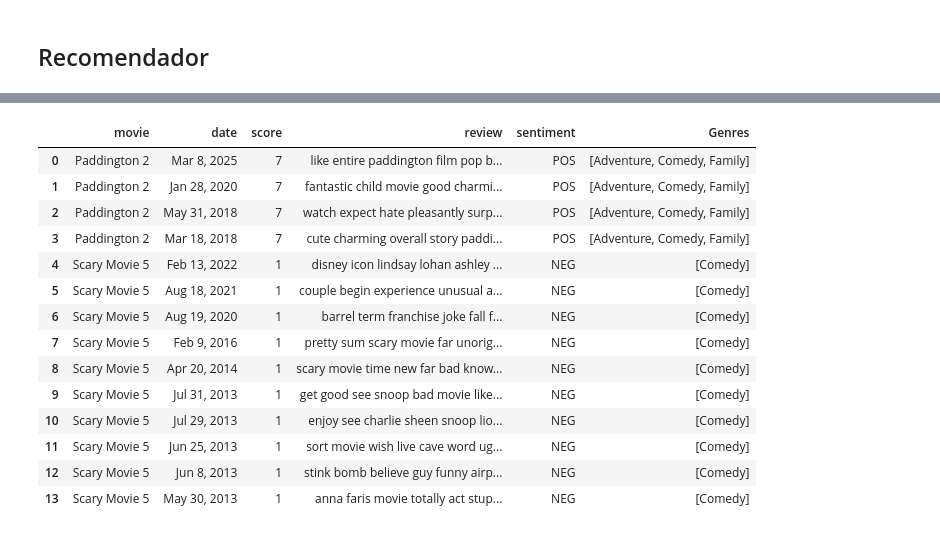
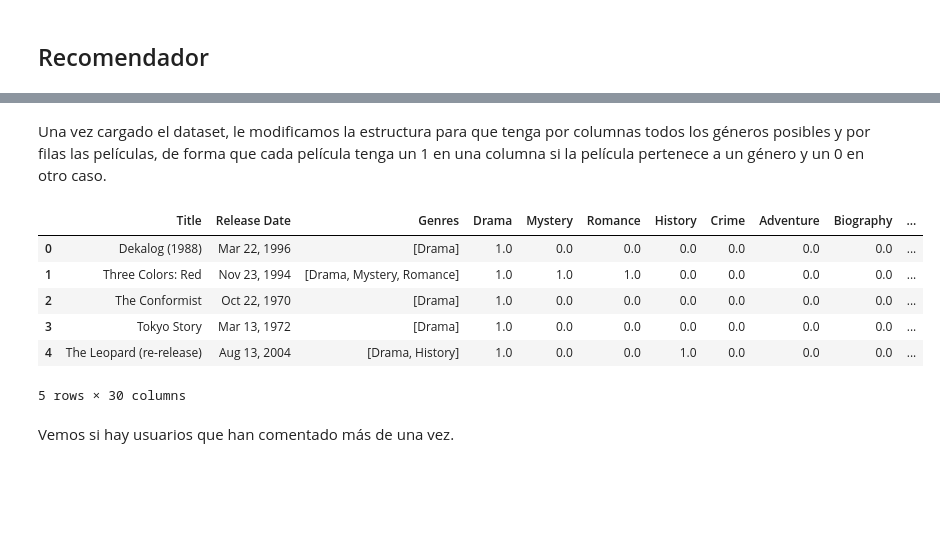
Before and after one commit to jugarbus/Proyecto_NLP, a Jupyter notebook: proyecto_NLP.ipynb, the cells around one changed output, grey strips where cells are left out. Saved outputs shown, nothing was run; the diff lists cells and outputs as text; code cells hidden in the pictures; blank space fills up the shorter version.

```diff
--- a/proyecto_NLP.ipynb
+++ b/proyecto_NLP.ipynb
@@ -1392,6 +1367,6 @@ os.listdir("metacritic_movies")
 # %%
-df_pelis = pd.read_csv("metacritic_movies/16k_Movies.csv")
-df_pelis.head()
+movies_df = pd.read_csv("data/16k_Movies.csv")
+movies_df.head()
 # %% [output]
 |  | Unnamed: 0 | Title | Release Date | Description | Rating | No of Persons Voted | Directed by | Written by | ... |
 | 0 | 0 | Dekalog (1988) | Mar 22, 1996 | This masterwork by Krzysztof Kieś... | 7.4 | 118 | Krzysztof Kieslowski | Krzysztof Kieslowski, Krzysztof P... | ... |
@@ -1421,12 +1376,0 @@ dtype: int64
-# %%
-# Hacemos un merge por las columnas que contienen el nombre de la película
-movies_df = pd.merge(
-    df[['movie']],
-    df_pelis[['Title', 'Release Date', 'Rating','Genres']],
-    left_on='movie',
-    right_on='Title',
-    how='inner'  # Solo conservar las que están en ambos
-)
-
-# Si no quieres quedarte con la columna 'Title' duplicada, puedes eliminarla
-movies_df.drop(columns=['Title'], inplace=True)
@@ -1521,26 +1377,36 @@ inputMovies
-# %%
-#Filtrar las películas por título
-
-inputId = movies_df[movies_df['movie'].isin(inputMovies['movie'].tolist())]
-#Luego juntarlas para obtener el movieId. Implícitamente, lo está uniendo por título.
-inputMovies = pd.merge(inputId, inputMovies)
-#Dataframe de entrada final
-#Si una película que se agregó no se encuentra, entonces podría no estar en el dataframe
-#original o podría estar escrito de otra forma (revisar mayúscula/minúscula).
-inputMovies
-# %% [output]
-|  | movie | date | score | review | sentiment | Genres |
-| 0 | Paddington 2 | Mar 8, 2025 | 7 | like entire paddington film pop b... | POS | [Adventure, Comedy, Family] |
-| 1 | Paddington 2 | Jan 28, 2020 | 7 | fantastic child movie good charmi... | POS | [Adventure, Comedy, Family] |
-| 2 | Paddington 2 | May 31, 2018 | 7 | watch expect hate pleasantly surp... | POS | [Adventure, Comedy, Family] |
-| 3 | Paddington 2 | Mar 18, 2018 | 7 | cute charming overall story paddi... | POS | [Adventure, Comedy, Family] |
-| 4 | Scary Movie 5 | Feb 13, 2022 | 1 | disney icon lindsay lohan ashley ... | NEG | [Comedy] |
-| 5 | Scary Movie 5 | Aug 18, 2021 | 1 | couple begin experience unusual a... | NEG | [Comedy] |
-| 6 | Scary Movie 5 | Aug 19, 2020 | 1 | barrel term franchise joke fall f... | NEG | [Comedy] |
-| 7 | Scary Movie 5 | Feb 9, 2016 | 1 | pretty sum scary movie far unorig... | NEG | [Comedy] |
-| 8 | Scary Movie 5 | Apr 20, 2014 | 1 | scary movie time new far bad know... | NEG | [Comedy] |
-| 9 | Scary Movie 5 | Jul 31, 2013 | 1 | get good see snoop bad movie like... | NEG | [Comedy] |
-| 10 | Scary Movie 5 | Jul 29, 2013 | 1 | enjoy see charlie sheen snoop lio... | NEG | [Comedy] |
-| 11 | Scary Movie 5 | Jun 25, 2013 | 1 | sort movie wish live cave word ug... | NEG | [Comedy] |
-| 12 | Scary Movie 5 | Jun 8, 2013 | 1 | stink bomb believe guy funny airp... | NEG | [Comedy] |
-| 13 | Scary Movie 5 | May 30, 2013 | 1 | anna faris movie totally act stup... | NEG | [Comedy] |
+# %% [markdown]
+Una vez cargado el dataset, le modificamos la estructura para que tenga por columnas todos los géneros posibles y por filas las películas, de forma que cada película tenga un 1 en una columna si la película pertenece a un género y un 0 en otro caso.
+# %%
+movies_df['Genres'] = movies_df.Genres.str.split(',')
+
+# Copiar el dataframe
+moviesWithGenres_df = movies_df.copy()
+
+# Reemplazar NaN por listas vacías para poder iterar
+moviesWithGenres_df['Genres'] = moviesWithGenres_df['Genres'].apply(lambda x: x if isinstance(x, list) else [])
+
+# Crear columnas dummy por género
+for index, row in moviesWithGenres_df.iterrows():
+    for genre in row['Genres']:
+        genre = genre.strip()
+        if genre:
+            moviesWithGenres_df.at[index, genre] = 1
+
+# Rellenar NaNs con 0
+moviesWithGenres_df = moviesWithGenres_df.fillna(0)
+
+# Si no quieres quedarte con la columna 'Title' duplicada, puedes eliminarla
+moviesWithGenres_df.drop(columns=['Unnamed: 0', 'Description', 'No of Persons Voted', 'Rating', 'Directed by', 'Written by', 'Duration'], inplace=True)
+
+# Ver resultados
+moviesWithGenres_df.head()
+# %% [output]
+|  | Title | Release Date | Genres | Drama | Mystery | Romance | History | Crime | Adventure | Biography | ... |
+| 0 | Dekalog (1988) | Mar 22, 1996 | [Drama] | 1.0 | 0.0 | 0.0 | 0.0 | 0.0 | 0.0 | 0.0 | ... |
+| 1 | Three Colors: Red | Nov 23, 1994 | [Drama, Mystery, Romance] | 1.0 | 1.0 | 1.0 | 0.0 | 0.0 | 0.0 | 0.0 | ... |
+| 2 | The Conformist | Oct 22, 1970 | [Drama] | 1.0 | 0.0 | 0.0 | 0.0 | 0.0 | 0.0 | 0.0 | ... |
+| 3 | Tokyo Story | Mar 13, 1972 | [Drama] | 1.0 | 0.0 | 0.0 | 0.0 | 0.0 | 0.0 | 0.0 | ... |
+| 4 | The Leopard (re-release) | Aug 13, 2004 | [Drama, History] | 1.0 | 0.0 | 0.0 | 1.0 | 0.0 | 0.0 | 0.0 | ... |
+5 rows × 30 columns
+# %% [markdown]
+Vemos si hay usuarios que han comentado más de una vez.
```
Also changed, not shown: parts of 31 cells of this notebook, 1 other file.
